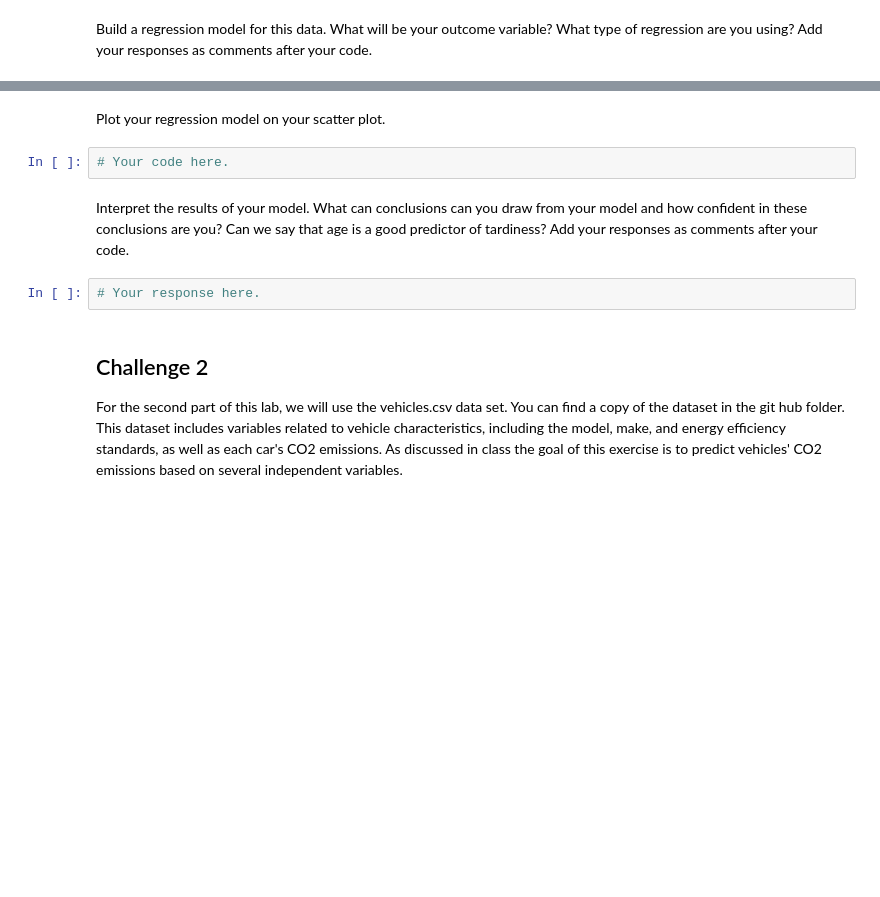
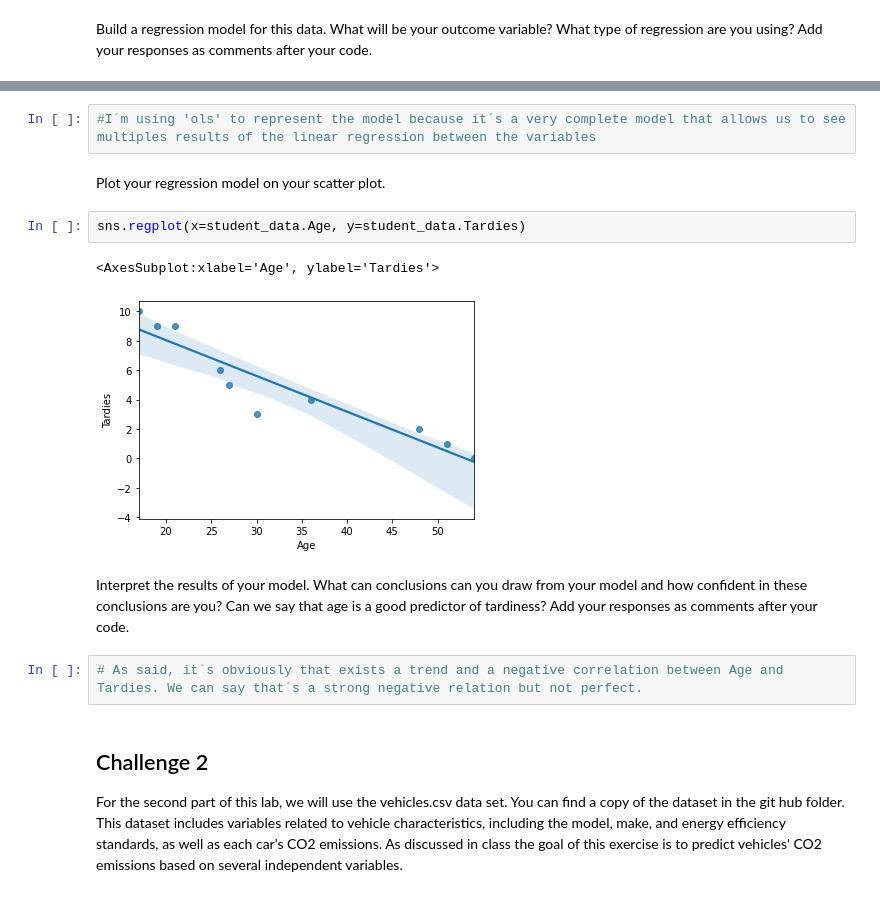
Before and after one commit to Ironhack-Data-Madrid-Febrero-2021/lab-regression-analysis, a Jupyter notebook: your-code.ipynb, the cells around one changed output, grey strips where cells are left out. Saved outputs shown, nothing was run; the diff lists cells and outputs as text; blank space fills up the shorter version.

```diff
--- a/your-code.ipynb
+++ b/your-code.ipynb
@@ -53,11 +104,16 @@ Build a regression model for this data. What will be your outcome variable? What
+# %%
+#I´m using 'ols' to represent the model because it´s a very complete model that allows us to see multiples results of the linear regression between the variables
 # %% [markdown]
 Plot your regression model on your scatter plot.
-# %%
-# Your code here.
+# %%
+sns.regplot(x=student_data.Age, y=student_data.Tardies)
+# %% [output]
+<AxesSubplot:xlabel='Age', ylabel='Tardies'>
+[figure, added]
 # %% [markdown]
 Interpret the results of your model. What can conclusions can you draw from your model and how confident in these conclusions are you? Can we say that age is a good predictor of tardiness? Add your responses as comments after your code.
-# %%
-# Your response here.
+# %%
+# As said, it`s obviously that exists a trend and a negative correlation between Age and Tardies. We can say that´s a strong negative relation but not perfect.
 # %% [markdown]
 ## Challenge 2
 For the second part of this lab, we will use the vehicles.csv data set. You can find a copy of the dataset in the git hub folder. This dataset includes variables related to vehicle characteristics, including the model, make, and energy efficiency standards, as well as each car's CO2 emissions. As discussed in class the goal of this exercise is to predict vehicles' CO2 emissions based on several independent variables.
```
Also changed, not shown: parts of 15 cells of this notebook.
